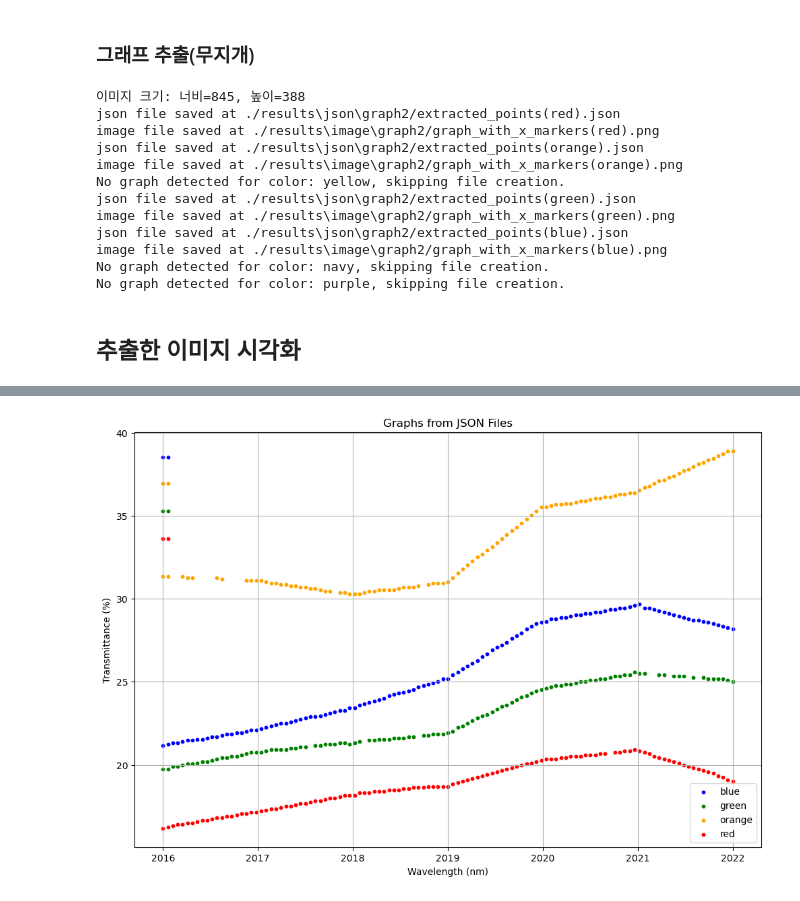
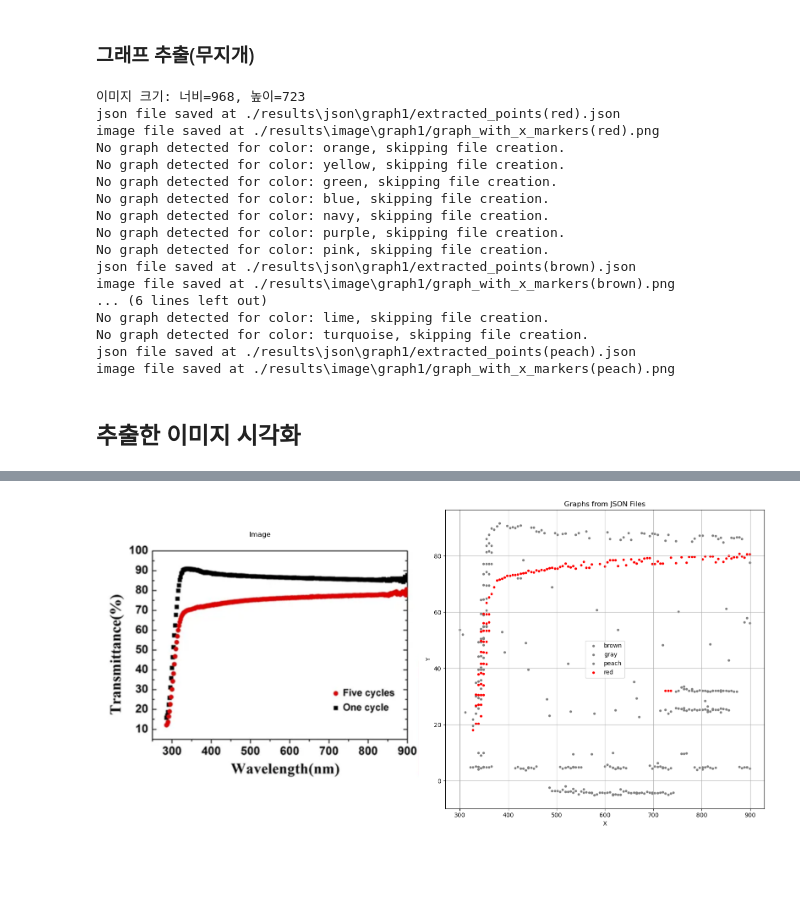
Before and after one commit to riceCakeSsamanKo/URL-GRAPH, a Jupyter notebook: extract_graph_from_image.ipynb, the cells around one changed output, grey strips where cells are left out. Drawn from its saved outputs; the diff is of its cells as text; code cells hidden in the pictures; blank space fills up the shorter version.

```diff
--- a/extract_graph_from_image.ipynb
+++ b/extract_graph_from_image.ipynb
@@ -1,5 +1,5 @@
 # %%
-IMAGE_NAME = "graph2" # 변경 ㄱㄴ
+IMAGE_NAME = "graph1" # 변경 ㄱㄴ
 IMAGE_PATH = "./data/image/" + IMAGE_NAME + ".png" # 건들 ㄴㄴ
 print("Data: "+IMAGE_PATH)
 # %% [output]
@@ -95,10 +373,11 @@ if not (0 <= y_pixel_min < y_pixel_max <= height):
     exit()
 
 # x축 실제 값 범위 (250nm ~ 900nm)
-x_real_min, x_real_max = int(input("x값 시작: ")), int(input("x값 끝 시작: "))
+x_real_min, x_real_max = south[0]['text'], south[-1]['text'] #int(input("x값 시작: ")), int(input("x값 끝 시작: "))
 
 # y축 실제 값 범위 (0% ~ 100%)
-y_real_min, y_real_max = int(input("y값 시작: ")), int(input("y값 끝 시작: "))
+y_real_min, y_real_max =  west[0]['text'], west[-1]['text']
+# int(input("y값 시작: ")), int(input("y값 끝 시작: "))
 
 # 간격 설정 (이미지 x축 길이의 100분의 1)
 interval = (x_pixel_max - x_pixel_min) // 100  # x축 분석 범위의 1/100로 설정
@@ -126,8 +405,18 @@ color_ranges = {
     "blue": ([100, 100, 100], [130, 255, 255], None, None),
     "navy": ([130, 100, 100], [140, 255, 255], None, None),
     "purple": ([140, 100, 100], [160, 255, 255], None, None),
-    # "black": ([0, 0, 0], [180, 50, 50], None, None)  # 검정색 추가
+    "pink": ([160, 100, 100], [170, 255, 255], None, None),  # 핑크색
+    "brown": ([10, 50, 50], [30, 255, 200], None, None),  # 갈색
+    "gray": ([0, 0, 50], [180, 60, 200], None, None),  # 회색
+    "cyan": ([80, 100, 100], [100, 255, 255], None, None),  # 청록색
+    "magenta": ([140, 100, 100], [160, 255, 255], None, None),  # 자홍색
+    "light_blue": ([90, 50, 50], [120, 255, 255], None, None),  # 연한 파란색
+    "beige": ([20, 50, 100], [40, 255, 255], None, None),  # 베이지색
+    "lime": ([35, 50, 50], [85, 255, 255], None, None),  # 라임색
+    "turquoise": ([80, 50, 50], [100, 255, 255], None, None),  # 터키석색
+    "peach": ([10, 50, 100], [20, 255, 255], None, None),  # 복숭아색
 }
+
 
 # 모든 색상에 대해 처리
 results_dir = "./results"
@@ -185,22 +474,28 @@ for color_name, (lower1, upper1, lower2, upper2) in color_ranges.items():
     else:
         print(f"No graph detected for color: {color_name}, skipping file creation.")
 # %% [output]
-이미지 크기: 너비=845, 높이=388
-json file saved at ./results\json\graph2/extracted_points(red).json
-image file saved at ./results\image\graph2/graph_with_x_markers(red).png
-json file saved at ./results\json\graph2/extracted_points(orange).json
-image file saved at ./results\image\graph2/graph_with_x_markers(orange).png
+이미지 크기: 너비=968, 높이=723
+json file saved at ./results\json\graph1/extracted_points(red).json
+image file saved at ./results\image\graph1/graph_with_x_markers(red).png
+No graph detected for color: orange, skipping file creation.
 No graph detected for color: yellow, skipping file creation.
-json file saved at ./results\json\graph2/extracted_points(green).json
-image file saved at ./results\image\graph2/graph_with_x_markers(green).png
-json file saved at ./results\json\graph2/extracted_points(blue).json
-image file saved at ./results\image\graph2/graph_with_x_markers(blue).png
+No graph detected for color: green, skipping file creation.
+No graph detected for color: blue, skipping file creation.
 No graph detected for color: navy, skipping file creation.
 No graph detected for color: purple, skipping file creation.
+No graph detected for color: pink, skipping file creation.
+json file saved at ./results\json\graph1/extracted_points(brown).json
+image file saved at ./results\image\graph1/graph_with_x_markers(brown).png
+... (6 lines left out)
+No graph detected for color: lime, skipping file creation.
+No graph detected for color: turquoise, skipping file creation.
+json file saved at ./results\json\graph1/extracted_points(peach).json
+image file saved at ./results\image\graph1/graph_with_x_markers(peach).png
 # %% [markdown]
 ## 추출한 이미지 시각화
 # %%
 import matplotlib.pyplot as plt
+import matplotlib.image as mpimg
 import json
 import os
 
@@ -223,9 +518,15 @@ color_mapping = {
 }
 
 # 그래프 그리기 준비
-plt.figure(figsize=(12, 8))  # 그래프 크기 설정
+fig, (ax1, ax2) = plt.subplots(1, 2, figsize=(16, 8))  # 1행 2열 서브플롯
 
-# 각 JSON 파일 처리
+# 첫 번째 서브플롯 (이미지 표시)
+img = mpimg.imread(IMAGE_PATH)  # 이미지 읽기
+ax1.imshow(img)  # 이미지 표시
+ax1.axis('off')  # 축 숨기기
+ax1.set_title('Image')  # 제목 설정
+
+# 두 번째 서브플롯 (그래프 표시)
 for json_file in json_files:
     file_path = os.path.join(directory_path, json_file)
 
@@ -248,15 +549,16 @@ for json_file in json_files:
     y_values = [float(point["y"]) for point in data]
 
     # 그래프 그리기
-    plt.scatter(x_values, y_values, color=color, s=10, label=color_name)  # 데이터 포인트 표시
+    ax2.scatter(x_values, y_values, color=color, s=10, label=color_name)  # 데이터 포인트 표시
 
 # 그래프 꾸미기
-plt.xlabel('Wavelength (nm)')
-plt.ylabel('Transmittance (%)')
-plt.title('Graphs from JSON Files')
-plt.legend()  # 범례 추가
-plt.grid(True)
+ax2.set_xlabel('X')
+ax2.set_ylabel('Y')
+ax2.set_title('Graphs from JSON Files')
+ax2.legend()  # 범례 추가
+ax2.grid(True)
 
-# 그래프 표시
+# 그래프 및 이미지 표시
+plt.tight_layout()  # 서브플롯 간 간격 조정
 plt.show()
 # %% [output]
@@ -263 +568 @@ plt.show()
-[figure, old version]
+[figure, new version]
```
Also changed, not shown: parts of 6 cells of this notebook, 49 other files.
